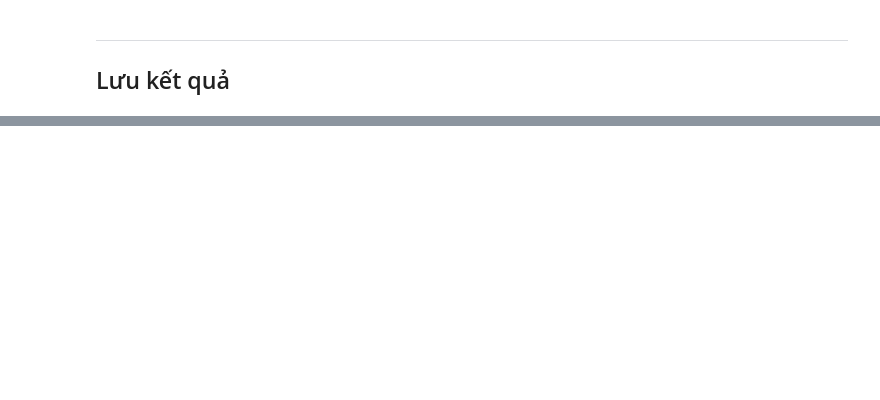
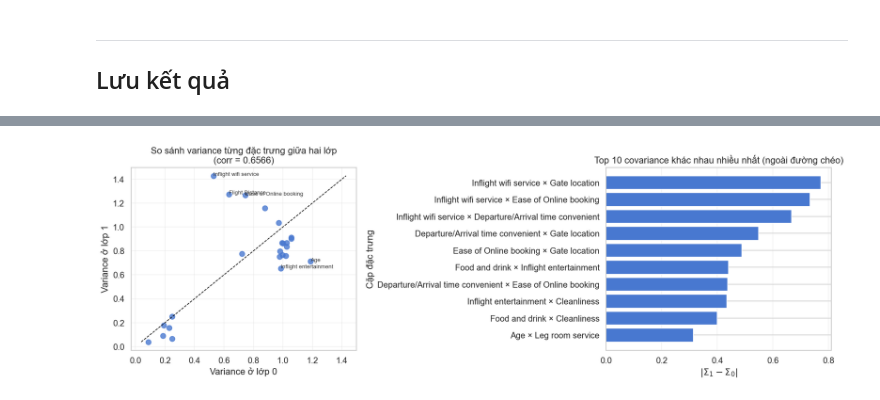
Before and after one commit to conluoi123/Machine-Learning---Project-1-, a Jupyter notebook: code/Part2_Classification/models.ipynb, the cells around one changed output, grey strips where cells are left out. Saved outputs shown, nothing was run; the diff lists cells and outputs as text; code cells hidden in the pictures; blank space fills up the shorter version.

```diff
--- a/code/Part2_Classification/models.ipynb
+++ b/code/Part2_Classification/models.ipynb
@@ -1634,0 +2772,14 @@ print(df_multi.round(4).to_string())
+# %%
+cov0 = params[classes[0]]['Sigma']
+cov1 = params[classes[1]]['Sigma']
+triu_idx = np.triu_indices_from(cov0)
+cov_similarity_df = pd.DataFrame([{
+    'frobenius_norm_diff': np.linalg.norm(cov0 - cov1, ord='fro'),
+    'relative_frobenius_diff': np.linalg.norm(cov0 - cov1, ord='fro') /
+        ((np.linalg.norm(cov0, ord='fro') + np.linalg.norm(cov1, ord='fro')) / 2),
+    'upper_triangle_correlation': np.corrcoef(cov0[triu_idx], cov1[triu_idx])[0, 1],
+    'diagonal_variance_correlation': np.corrcoef(np.diag(cov0), np.diag(cov1))[0, 1]
+}])
+
+print('Mức độ giống nhau giữa hai covariance matrix của hai lớp:')
+display(cov_similarity_df.round(4))
@@ -1634,0 +2798,67 @@ print(df_multi.round(4).to_string())
+# %%
+
+diag_var_diff = pd.DataFrame({
+    'feature': FEATURE_NAMES,
+    'var_class_0': np.diag(cov0),
+    'var_class_1': np.diag(cov1)
+})
+diag_var_diff['abs_diff'] = np.abs(
+    diag_var_diff['var_class_1'] - diag_var_diff['var_class_0']
+)
+
+# Phân tích covariance ngoài đường chéo
+triu_idx_offdiag = np.triu_indices_from(cov0, k=1)
+
+pairs = []
+for i, j in zip(*triu_idx_offdiag):
+    pair_name = f'{FEATURE_NAMES[i]} × {FEATURE_NAMES[j]}'
+    pairs.append((pair_name, np.abs(cov0[i, j] - cov1[i, j])))
+
+top_cov_diff = (
+    pd.DataFrame(pairs, columns=['pair', 'abs_cov_diff'])
+    .sort_values('abs_cov_diff', ascending=False)
+    .head(10)
+    .sort_values('abs_cov_diff', ascending=True)
+)
+
+diag_corr = np.corrcoef(
+    diag_var_diff['var_class_0'],
+    diag_var_diff['var_class_1']
+)[0, 1]
+
+fig, axes = plt.subplots(1, 2, figsize=(15, 5))
+
+x_diag = diag_var_diff['var_class_0'].values
+y_diag = diag_var_diff['var_class_1'].values
+
+axes[0].scatter(x_diag, y_diag, s=55, alpha=0.8)
+
+lim_min = min(x_diag.min(), y_diag.min())
+lim_max = max(x_diag.max(), y_diag.max())
+axes[0].plot([lim_min, lim_max], [lim_min, lim_max], '--', color='black', linewidth=1)
+
+for _, row in diag_var_diff.nlargest(5, 'abs_diff').iterrows():
+    axes[0].annotate(
+        row['feature'],
+        (row['var_class_0'], row['var_class_1']),
+        fontsize=8,
+        alpha=0.9
+    )
+
+axes[0].set_title(f'So sánh variance từng đặc trưng giữa hai lớp\n(corr = {diag_corr:.4f})')
+axes[0].set_xlabel('Variance ở lớp 0')
+axes[0].set_ylabel('Variance ở lớp 1')
+axes[0].grid(alpha=0.25)
+
+# --- Bar chart top covariance khác nhau nhiều nhất ---
+axes[1].barh(top_cov_diff['pair'], top_cov_diff['abs_cov_diff'])
+axes[1].set_title('Top 10 covariance khác nhau nhiều nhất (ngoài đường chéo)')
+axes[1].set_xlabel(r'$|\Sigma_1 - \Sigma_0|$')
+axes[1].set_ylabel('Cặp đặc trưng')
+axes[1].grid(axis='x', alpha=0.25)
+
+plt.tight_layout()
+plt.savefig(os.path.join(FIG_PATH, "variance_correlation_analysis.png"), dpi=300, bbox_inches="tight")
+plt.show()
+# %% [output]
+[figure, added]
```
Also changed, not shown: parts of 159 cells of this notebook.
